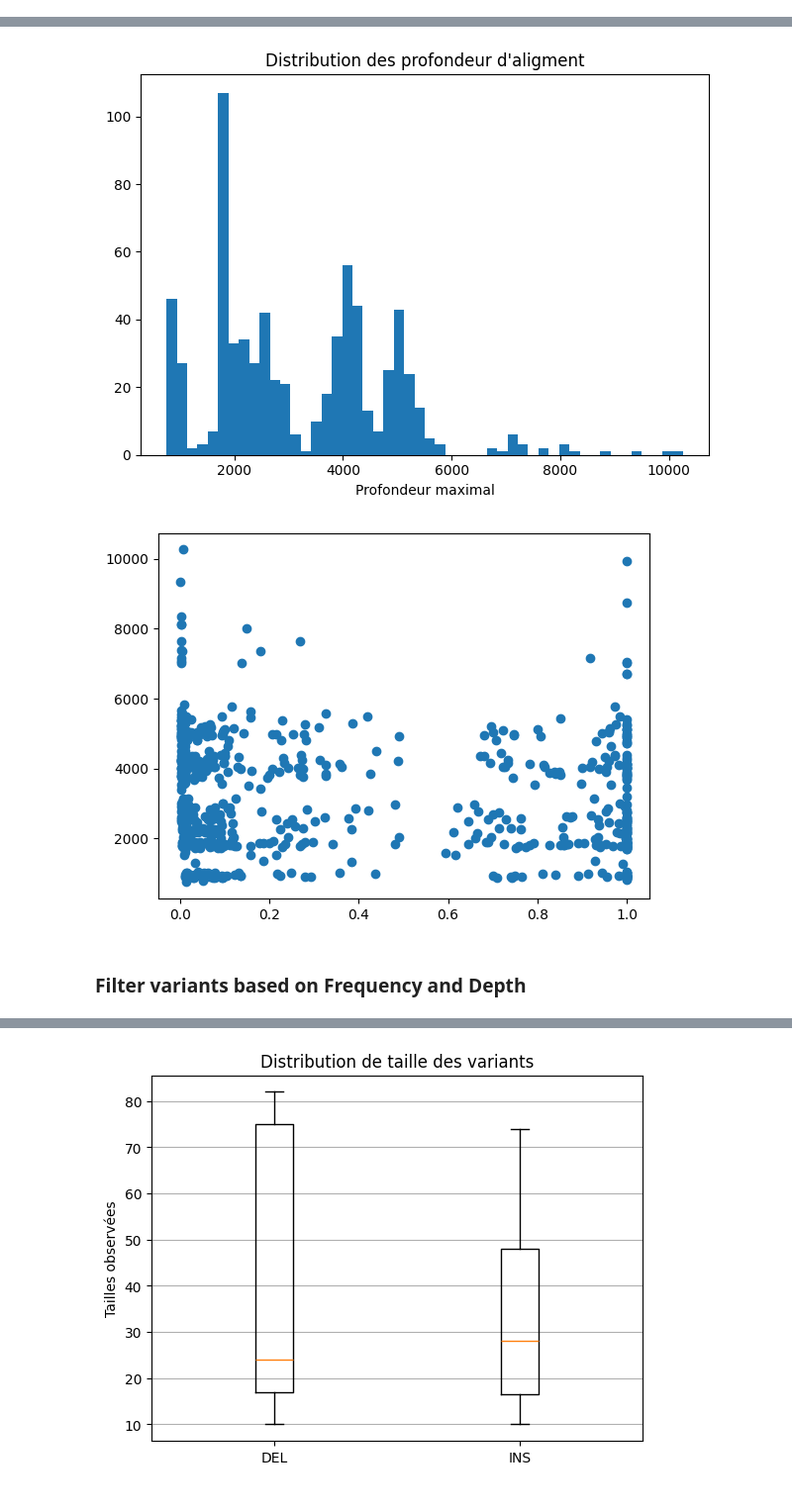
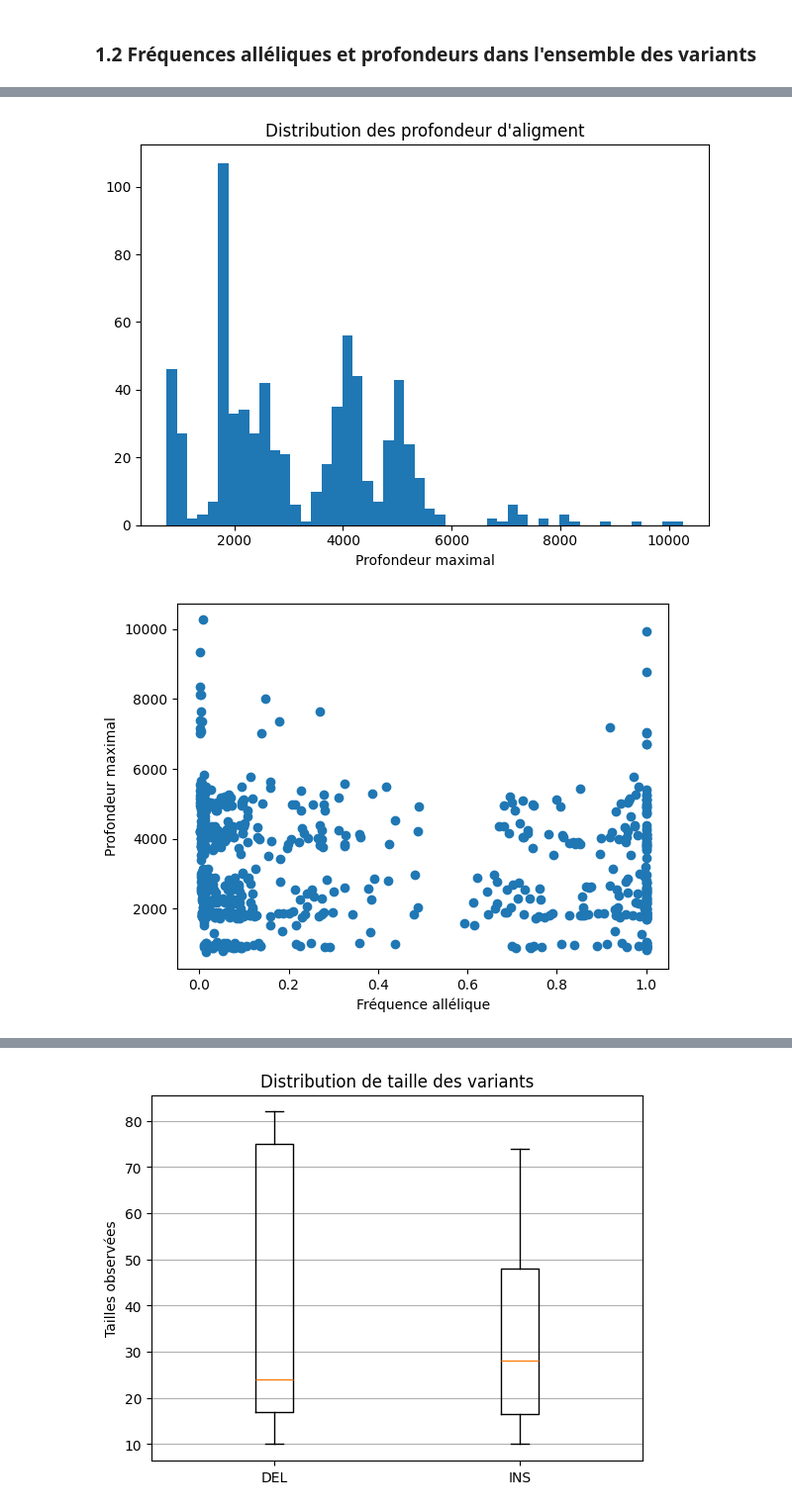
Before and after one commit to Tara-Guillorit/TP-BILL, a Jupyter notebook: analyse.ipynb, the cells around one changed output, grey strips where cells are left out. Shown at 99% size. Drawn from its saved outputs; the diff is of its cells as text; code cells hidden in the pictures.

```diff
--- a/analyse.ipynb
+++ b/analyse.ipynb
@@ -35,42 +34,40 @@ cold_group = sum([data[i] for i in range(4, 10)], [])
+# %%
+data = [parse_vcf_noerror(f'data/data-p90/P90-{i}.trimed1000.sv_sniffles.vcf') for i in range(1, 11)]
+all_variant = sum(data, [])
+cold_group = sum([data[i] for i in range(0, 4)], [])
+heat_group = sum([data[i] for i in range(4, 10)], [])
+# %% [markdown]
+### 1.2 Fréquences alléliques et profondeurs dans l'ensemble des variants
 # %%
 af = [v["af"] for v in all_variant]
 depth = [max(v["depth"]) for v in all_variant]
 
 fig, ax = plt.subplots()
 ax.hist(af, bins=50)
 ax.set_xlabel('Fréquence allélique')
 ax.set_title("Distribution des fréquences alléliques")
 fig.tight_layout()
 plt.show()
 
 fig, ax = plt.subplots()
 ax.hist(depth, bins=50)
 ax.set_xlabel('Profondeur maximal')
 ax.set_title("Distribution des profondeur d'aligment")
 fig.tight_layout()
 plt.show()
 
-#fig, ax = plt.subplots()
-#h = ax.hist2d(af, depth, bins=(30, 30))
-#fig.colorbar(h[3], ax=ax)
-#ax.set_xlabel('Fréquence allélique')
-#ax.set_ylabel('Valeur de profondeur maximal')
-#ax.set_title("Distribution des fréquences par profondeur")
-#fig.tight_layout()
-#plt.show()
-
 # Fixing random state for reproducibility
 np.random.seed(19680801)
 
 x = np.random.rand(20)
 y = 1e7 * np.random.rand(20)
 
 fig, ax = plt.subplots()
 plt.plot(af, depth, 'o')
+ax.set_xlabel('Fréquence allélique')
+ax.set_ylabel('Profondeur maximal')
 plt.show()
 # %% [output]
 [figure]
 [figure]
-[figure, old version]
+[figure, new version]
-# %% [markdown]
-### Filter variants based on Frequency and Depth
```
Also changed, not shown: parts of 35 cells of this notebook, 13 other files.
